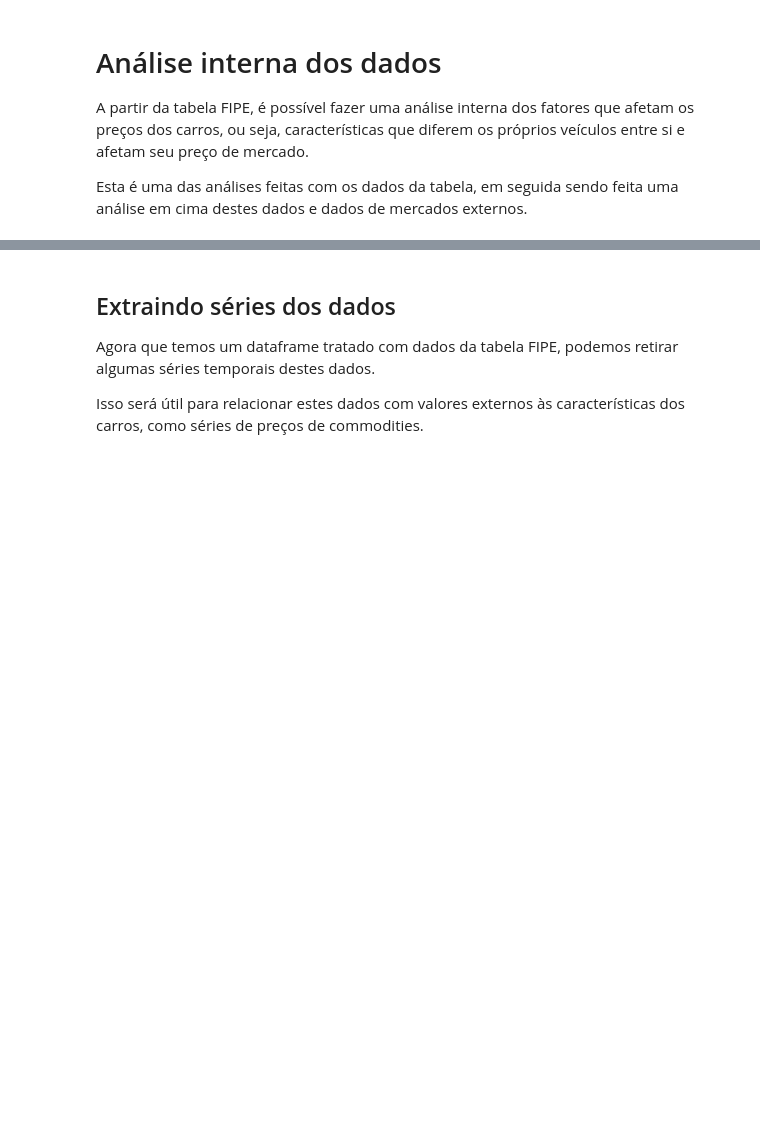
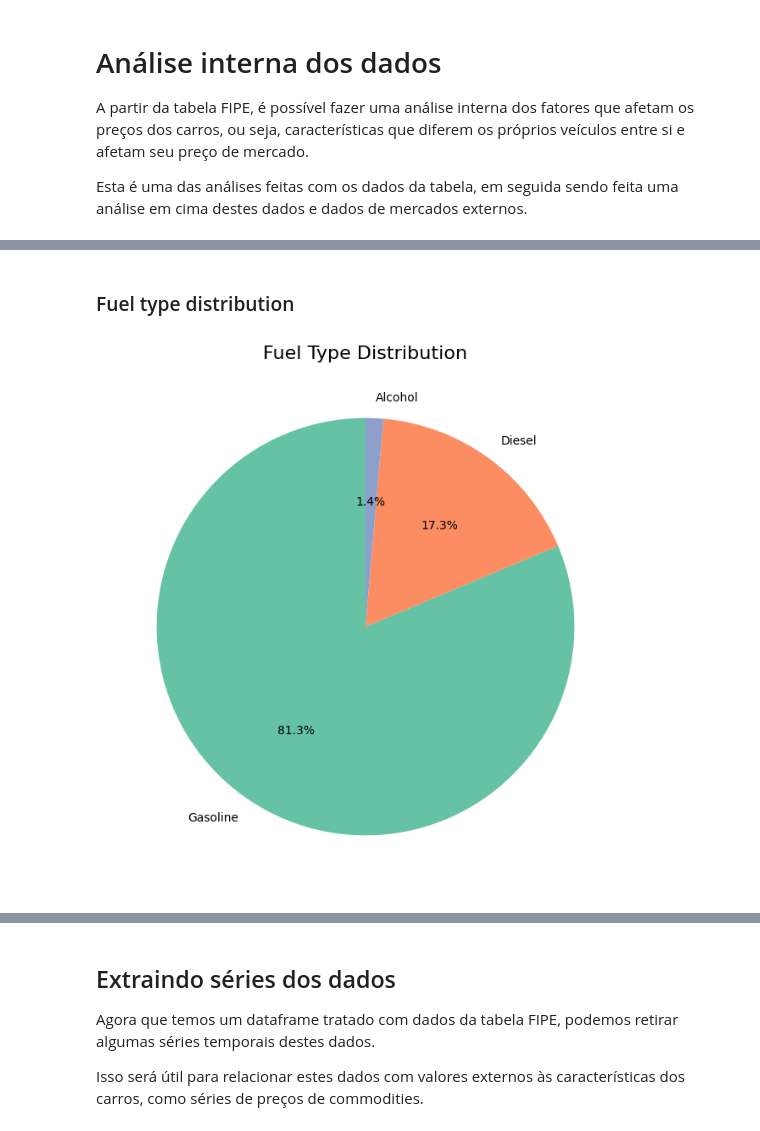
Before and after one commit to joaoqcouto/inf1032-car-prices, a Jupyter notebook: car-prices.ipynb, the cells around one changed output, grey strips where cells are left out. Saved outputs shown, nothing was run; the diff lists cells and outputs as text; code cells hidden in the pictures; blank space fills up the shorter version.

```diff
--- a/car-prices.ipynb
+++ b/car-prices.ipynb
@@ -187,0 +236,12 @@ df_fipe.head()
+# %% [markdown]
+### Fuel type distribution
+# %%
+# Pie chart for fuel type distribution
+fuel_counts = df_fipe['fuel'].value_counts()
+
+plt.figure(figsize=(8,8))
+plt.pie(fuel_counts, labels=fuel_counts.index, autopct='%1.1f%%', startangle=90, colors=sns.color_palette('Set2'))
+plt.title('Fuel Type Distribution', fontsize=16)
+plt.show()
+# %% [output]
+[figure, added]
```
Also changed, not shown: parts of 61 cells of this notebook.
